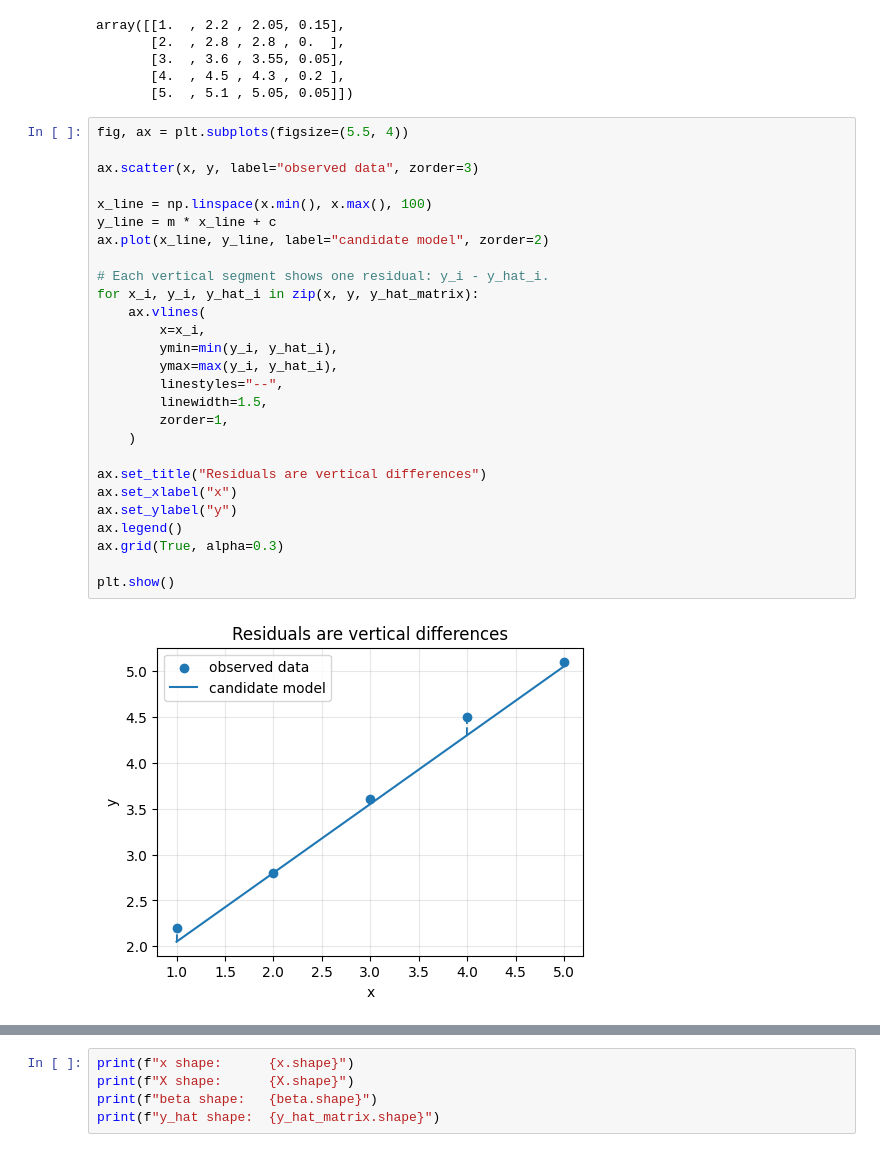
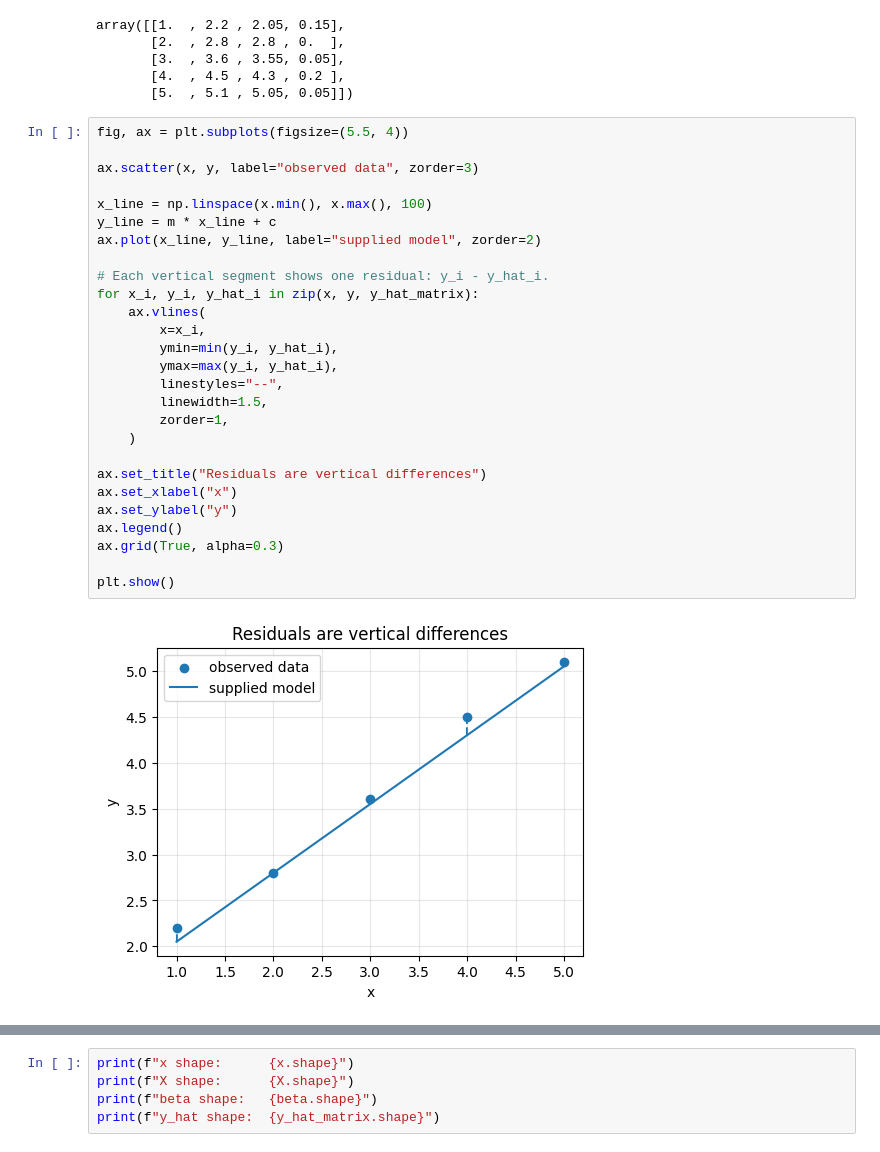
Before and after one commit to AnthonyPWatts/imperial-ai-coursework, a Jupyter notebook: maths-refresh/08-design-matrices-and-model-predictions.ipynb, the cells around one changed output, grey strips where cells are left out. Saved outputs shown, nothing was run; the diff lists cells and outputs as text.

```diff
--- a/maths-refresh/08-design-matrices-and-model-predictions.ipynb
+++ b/maths-refresh/08-design-matrices-and-model-predictions.ipynb
@@ -459,32 +481,32 @@ array([[1.  , 2.2 , 2.05, 0.15],
 # %%
 fig, ax = plt.subplots(figsize=(5.5, 4))
 
 ax.scatter(x, y, label="observed data", zorder=3)
 
 x_line = np.linspace(x.min(), x.max(), 100)
 y_line = m * x_line + c
-ax.plot(x_line, y_line, label="candidate model", zorder=2)
+ax.plot(x_line, y_line, label="supplied model", zorder=2)
 
 # Each vertical segment shows one residual: y_i - y_hat_i.
 for x_i, y_i, y_hat_i in zip(x, y, y_hat_matrix):
     ax.vlines(
         x=x_i,
         ymin=min(y_i, y_hat_i),
         ymax=max(y_i, y_hat_i),
         linestyles="--",
         linewidth=1.5,
         zorder=1,
     )
 
 ax.set_title("Residuals are vertical differences")
 ax.set_xlabel("x")
 ax.set_ylabel("y")
 ax.legend()
 ax.grid(True, alpha=0.3)
 
 plt.show()
 # %% [output]
-[figure, old version]
+[figure, new version]
 # %% [markdown]
 ## Shape check
 
```
Also changed, not shown: parts of 23 cells of this notebook.
